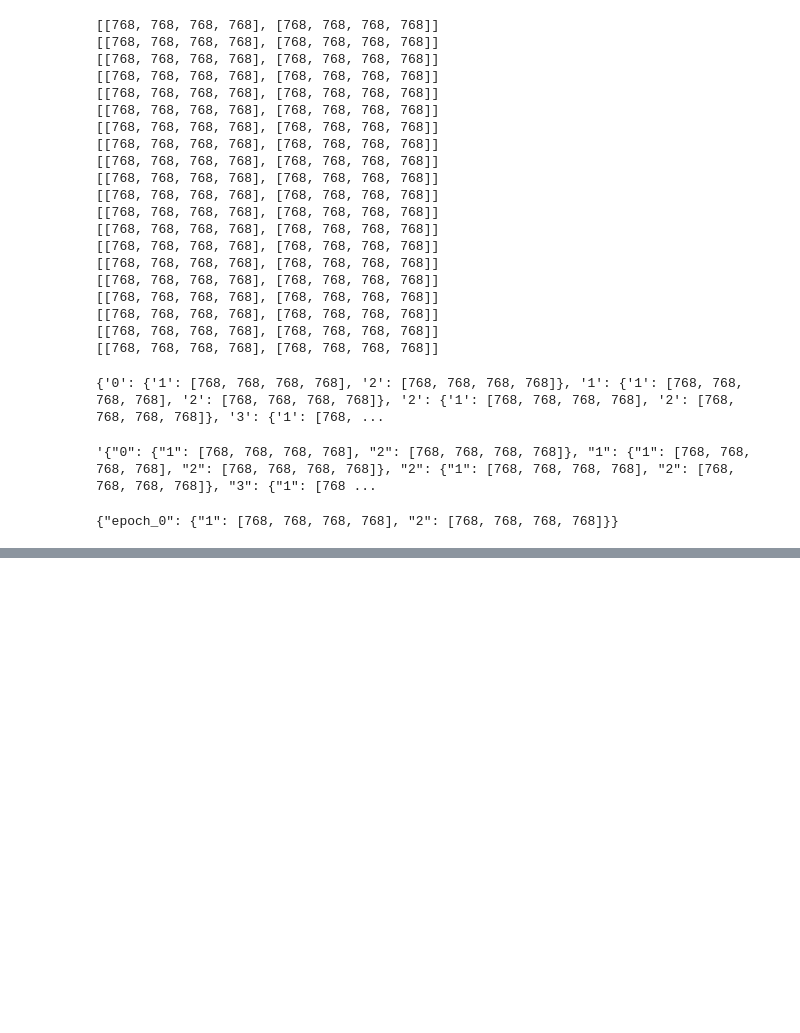
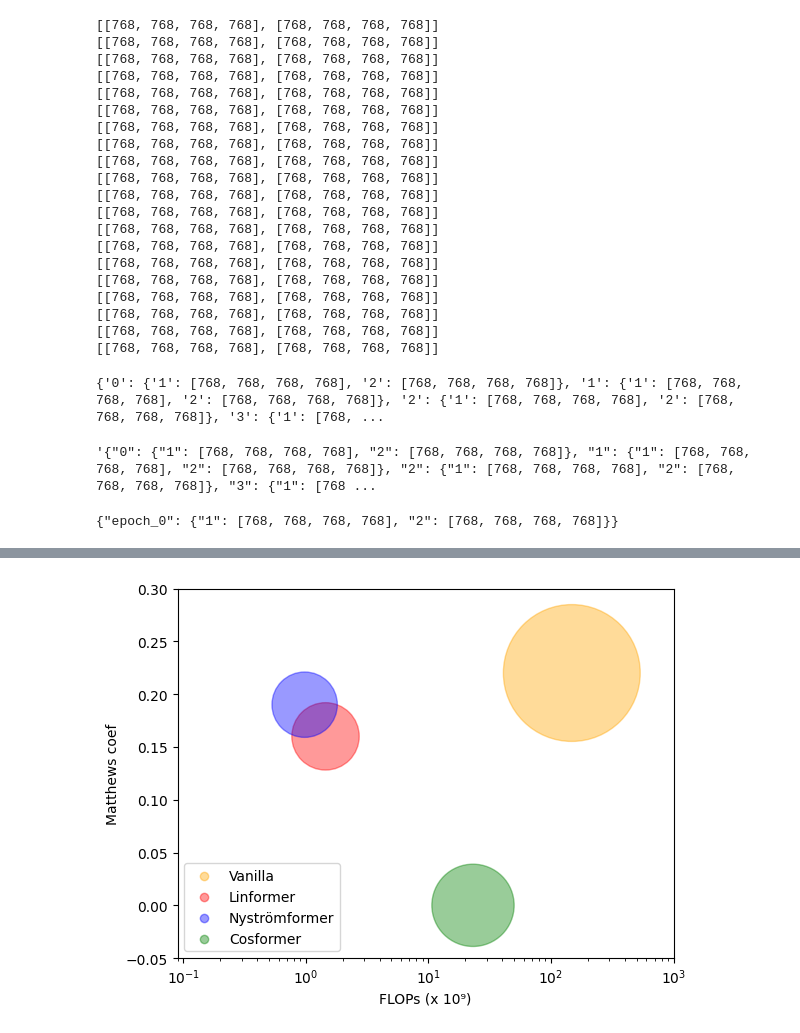
Before and after one commit to oriolmp/TFG, a Jupyter notebook: notebooks/Playground.ipynb, the cells around one changed output, grey strips where cells are left out. Saved outputs shown, nothing was run; the diff lists cells and outputs as text; code cells hidden in the pictures; blank space fills up the shorter version.

```diff
--- a/notebooks/Playground.ipynb
+++ b/notebooks/Playground.ipynb
@@ -481,0 +509,15 @@ print(a)
+# %%
+plt.scatter(flops, matthews, s=model_size, c=colors, alpha=transparency)
+# for i in range(len(flops)):
+#     plt.text(flops[i], matthews[i], names[i], ha='center', va='center', fontsize=8)
+plt.xscale('log')
+plt.xlim([0.9e-1, 1000])
+plt.ylim([-0.05, 0.30])
+plt.xlabel('FLOPs (x 10\u2079)')
+plt.ylabel('Matthews coef')
+plt.legend(handles=[plt.scatter([],[], c=colors[i], alpha=transparency[i],
+                                label=names[i]) for i in range(len(flops))], loc='lower left')
+plt.savefig('model_comparison.png')
+plt.show()
+# %% [output]
+[figure, added]
```
Also changed, not shown: parts of 5 cells of this notebook.
